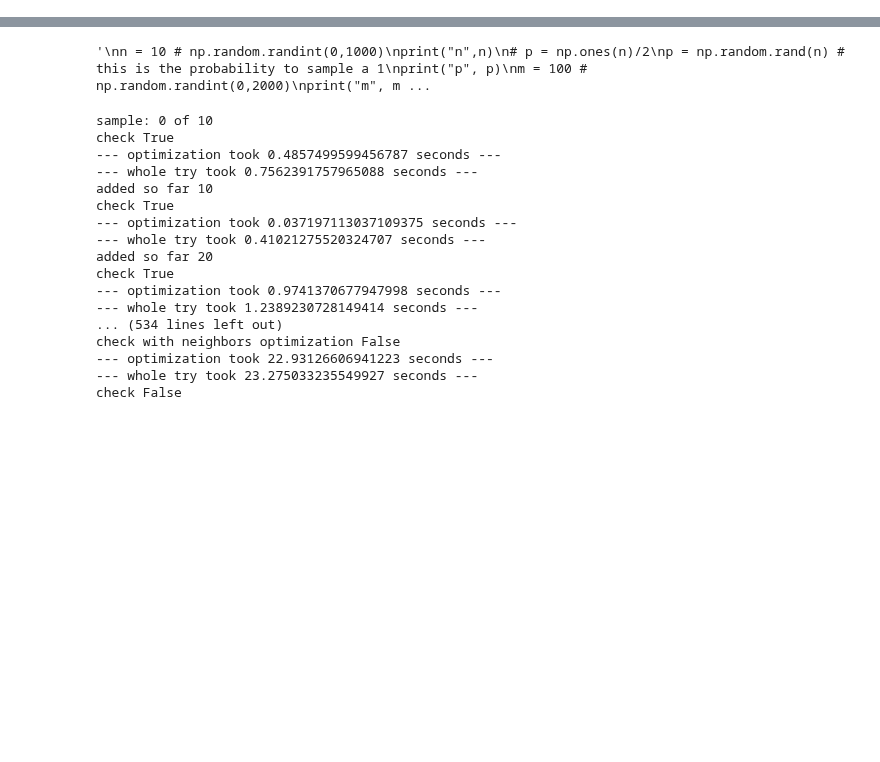
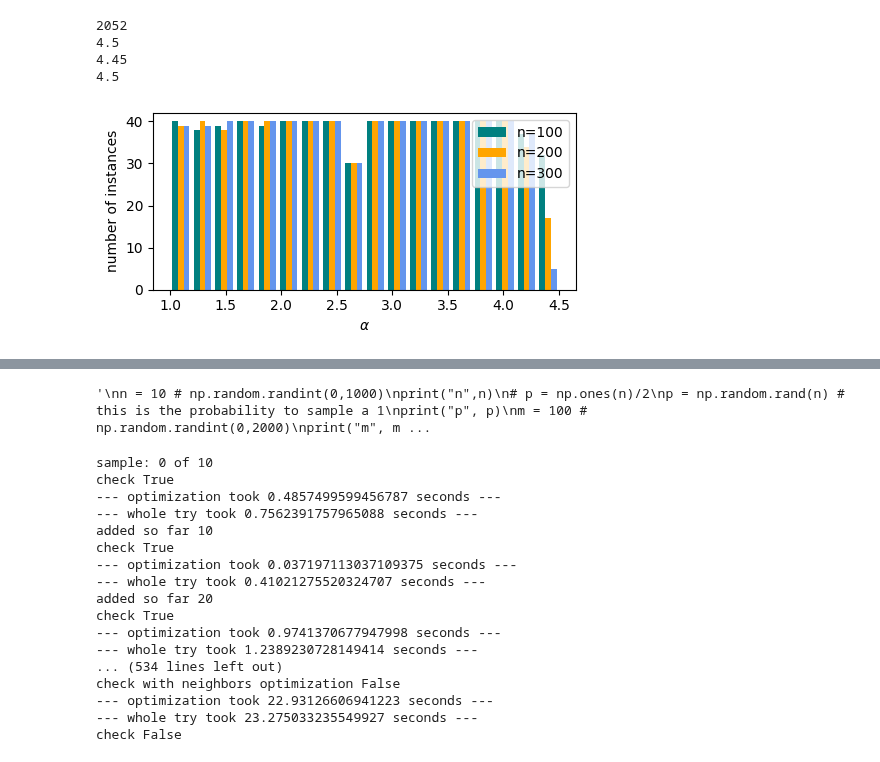
Before and after one commit to porscheofficial/sls_sat_solving_with_deep_learning, a Jupyter notebook: python/src/generate_LLL.ipynb, the cells around one changed output, grey strips where cells are left out. Drawn from its saved outputs; the diff is of its cells as text; code cells hidden in the pictures; blank space fills up the shorter version.

```diff
--- a/python/src/generate_LLL.ipynb
+++ b/python/src/generate_LLL.ipynb
@@ -12,0 +51,45 @@ import time
+# %%
+import glob
+from pysat.formula import CNF
+import matplotlib.pyplot as plt
+path = "/Users/p403830/Library/CloudStorage/OneDrive-PorscheDigitalGmbH/programming/generateSAT/samples_random_3SAT_evaluation_vary_zero/"
+alpha_values_300 = []
+alpha_values_200 = []
+alpha_values_100 = []
+n_values = []
+instances = glob.glob(path + "*.cnf")
+n_100 = []
+n_200 = []
+n_300 = []
+print(len(instances))
+for g in instances:
+
+    cnf_formula = CNF(from_file=g)
+    n = cnf_formula.nv
+    m = len(cnf_formula.clauses)
+    if n==300:
+        alpha_values_300.append(m/n)
+        n_300.append(n)
+    if n==200:
+        alpha_values_200.append(m/n)
+        n_200.append(n)
+    if n==100:
+        alpha_values_100.append(m/n)
+        n_100.append(n)
+plt.figure(figsize=(5,2.5))
+print(max(alpha_values_200))
+print(max(alpha_values_300))
+plt.hist([alpha_values_100,alpha_values_200,alpha_values_300], label = ["n=100","n=200","n=300"], color = ["teal", "orange", "cornflowerblue"], bins = 18, histtype='bar')
+print(max(alpha_values_100))
+plt.xlabel(r"$\alpha$")
+plt.ylabel("number of instances")
+plt.legend()
+plt.tight_layout()
+plt.savefig("/Users/p403830/Downloads/samples_random_3SAT/eval_new_dataset_random-3-SAT.png", dpi = 300, format = "png")
+plt.show()
+# %% [output]
+2052
+4.5
+4.45
+4.5
+[figure, added]
```
Also changed, not shown: parts of 3 cells of this notebook, 5 other files.
